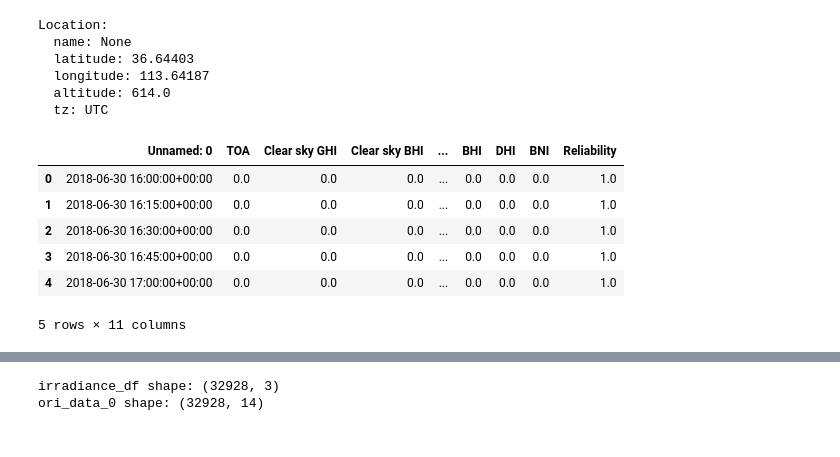
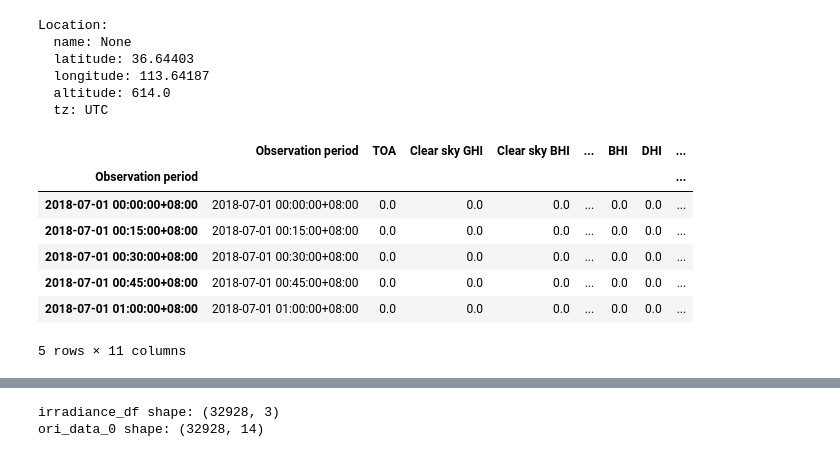
Before and after one commit to naokic3/solar_projectN, a Jupyter notebook: PVODataset/src/SampleCode.ipynb, the cells around one changed output, grey strips where cells are left out. Drawn from its saved outputs; the diff is of its cells as text; code cells hidden in the pictures.

```diff
--- a/PVODataset/src/SampleCode.ipynb
+++ b/PVODataset/src/SampleCode.ipynb
@@ -397,17 +399,22 @@ system = PVSystem(surface_tilt=31, surface_azimuth=180,
 mc = ModelChain(system, site, transposition_model='perez',
                         solar_position_method='nrel_numpy',
                         aoi_model='physical', spectral_model='no_loss')
-# %%
-df_cams = pd.read_csv('../datasets/cams_s7.csv',  comment='#', sep=';')
-df_cams.head()
-# %% [output]
-|  | Unnamed: 0 | TOA | Clear sky GHI | Clear sky BHI | ... | BHI | DHI | BNI | Reliability |
-| 0 | 2018-06-30 16:00:00+00:00 | 0.0 | 0.0 | 0.0 | ... | 0.0 | 0.0 | 0.0 | 1.0 |
-| 1 | 2018-06-30 16:15:00+00:00 | 0.0 | 0.0 | 0.0 | ... | 0.0 | 0.0 | 0.0 | 1.0 |
-| 2 | 2018-06-30 16:30:00+00:00 | 0.0 | 0.0 | 0.0 | ... | 0.0 | 0.0 | 0.0 | 1.0 |
-| 3 | 2018-06-30 16:45:00+00:00 | 0.0 | 0.0 | 0.0 | ... | 0.0 | 0.0 | 0.0 | 1.0 |
-| 4 | 2018-06-30 17:00:00+00:00 | 0.0 | 0.0 | 0.0 | ... | 0.0 | 0.0 | 0.0 | 1.0 |
-5 rows × 11 columns
+# %%
+
+df_cams = pd.read_csv('../datasets/cams_s7.csv', comment='#', sep=';')
+df_cams.rename(columns={'Unnamed: 0': 'Observation period'}, inplace=True)
+df_cams.index = pd.to_datetime(df_cams['Observation period'].str.split('/').str[0])
+
+df_cams.head()
+# %% [output]
+|  | Observation period | TOA | Clear sky GHI | Clear sky BHI | ... | BHI | DHI | ... |
+| Observation period |  |  |  |  |  |  |  | ... |
+| 2018-07-01 00:00:00+08:00 | 2018-07-01 00:00:00+08:00 | 0.0 | 0.0 | 0.0 | ... | 0.0 | 0.0 | ... |
+| 2018-07-01 00:15:00+08:00 | 2018-07-01 00:15:00+08:00 | 0.0 | 0.0 | 0.0 | ... | 0.0 | 0.0 | ... |
+| 2018-07-01 00:30:00+08:00 | 2018-07-01 00:30:00+08:00 | 0.0 | 0.0 | 0.0 | ... | 0.0 | 0.0 | ... |
+| 2018-07-01 00:45:00+08:00 | 2018-07-01 00:45:00+08:00 | 0.0 | 0.0 | 0.0 | ... | 0.0 | 0.0 | ... |
+| 2018-07-01 01:00:00+08:00 | 2018-07-01 01:00:00+08:00 | 0.0 | 0.0 | 0.0 | ... | 0.0 | 0.0 | ... |
+5 rows × 11 columns
 # %%
 def calculate_dni(ghi, dhi, latitude, longitude, times):
     # Create location object
```
Also changed, not shown: parts of 9 cells of this notebook.
